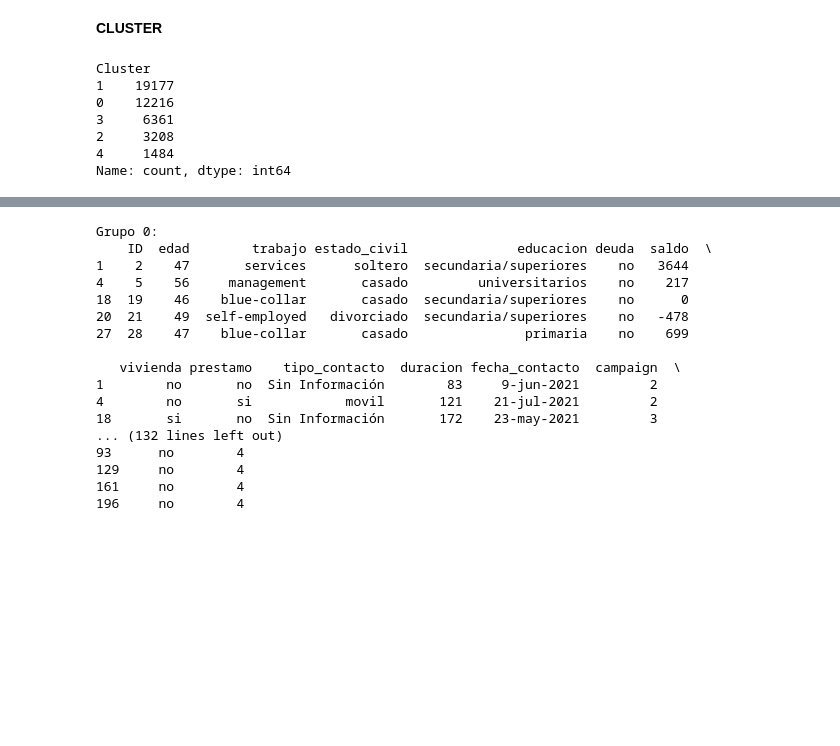
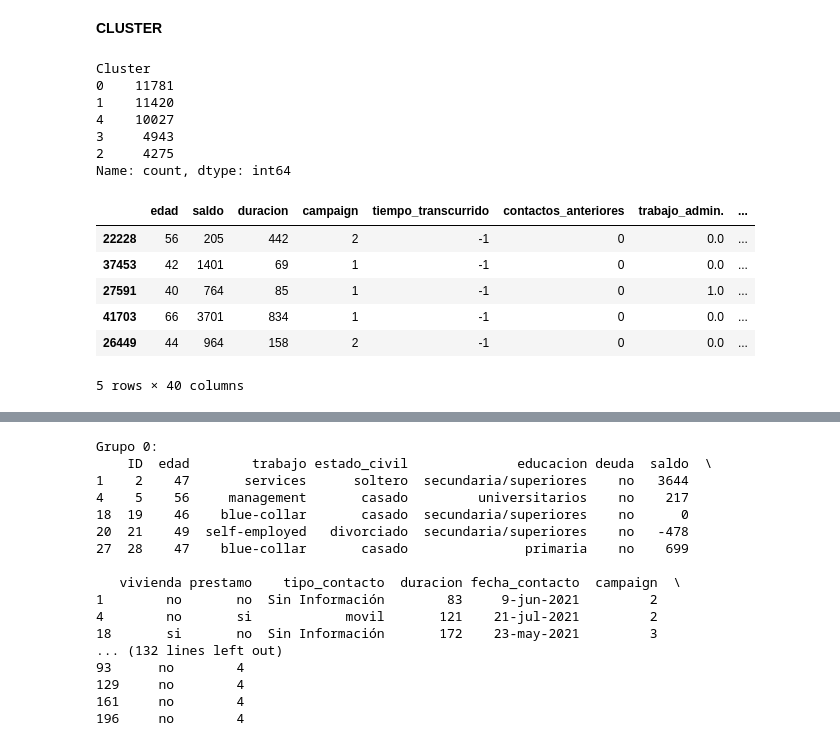
Before and after one commit to guillem-edo/AMACOR_Depositos, a Jupyter notebook: DATA/Clustering.ipynb, the cells around one changed output, grey strips where cells are left out. Cells and saved outputs as stored; diff of their text form; code cells hidden in the pictures; blank space fills up the shorter version.

```diff
--- a/DATA/Clustering.ipynb
+++ b/DATA/Clustering.ipynb
@@ -125,8 +125,8 @@ from sklearn.pipeline import Pipeline
 # Suponiendo que tienes tu DataFrame llamado 'df' con 50000 personas y diferentes columnas
 
 # Separar las características categóricas y numéricas
-categorical_features = df.select_dtypes(include=['object']).columns
-numeric_features = df.select_dtypes(include=['int', 'float']).columns
+categorical_features = df_train.select_dtypes(include=['object']).columns
+numeric_features = df_train.select_dtypes(include=['int', 'float']).columns
 
 # Construir el preprocesamiento de datos con codificación one-hot para características categóricas
 preprocessor = ColumnTransformer(
@@ -139,22 +139,32 @@ pipeline = Pipeline(steps=[('preprocessor', preprocessor),
                         ('kmeans', KMeans(n_clusters=5, random_state=42))])
 
 # Ajustar el pipeline al DataFrame
-pipeline.fit(df)
+pipeline.fit(df_train)
 
 # Obtener las etiquetas de los clústeres asignadas a cada muestra
 cluster_labels = pipeline.named_steps['kmeans'].labels_
 
 # Agregar las etiquetas de los clústeres al DataFrame original
-df['Cluster'] = cluster_labels
+df_train['Cluster'] = cluster_labels
 
 # Analizar los resultados del clustering
-print(df['Cluster'].value_counts())
+print(df_train['Cluster'].value_counts())
 # %% [output]
 Cluster
-1    19177
-0    12216
-3     6361
-2     3208
-4     1484
+0    11781
+1    11420
+4    10027
+3     4943
+2     4275
 Name: count, dtype: int64
+# %%
+df_train.sample(5)
+# %% [output]
+|  | edad | saldo | duracion | campaign | tiempo_transcurrido | contactos_anteriores | trabajo_admin. | ... |
+| 22228 | 56 | 205 | 442 | 2 | -1 | 0 | 0.0 | ... |
+| 37453 | 42 | 1401 | 69 | 1 | -1 | 0 | 0.0 | ... |
+| 27591 | 40 | 764 | 85 | 1 | -1 | 0 | 1.0 | ... |
+| 41703 | 66 | 3701 | 834 | 1 | -1 | 0 | 0.0 | ... |
+| 26449 | 44 | 964 | 158 | 2 | -1 | 0 | 0.0 | ... |
+5 rows × 40 columns
 # %%
```
Also changed, not shown: parts of 7 cells of this notebook, 1 other file.
